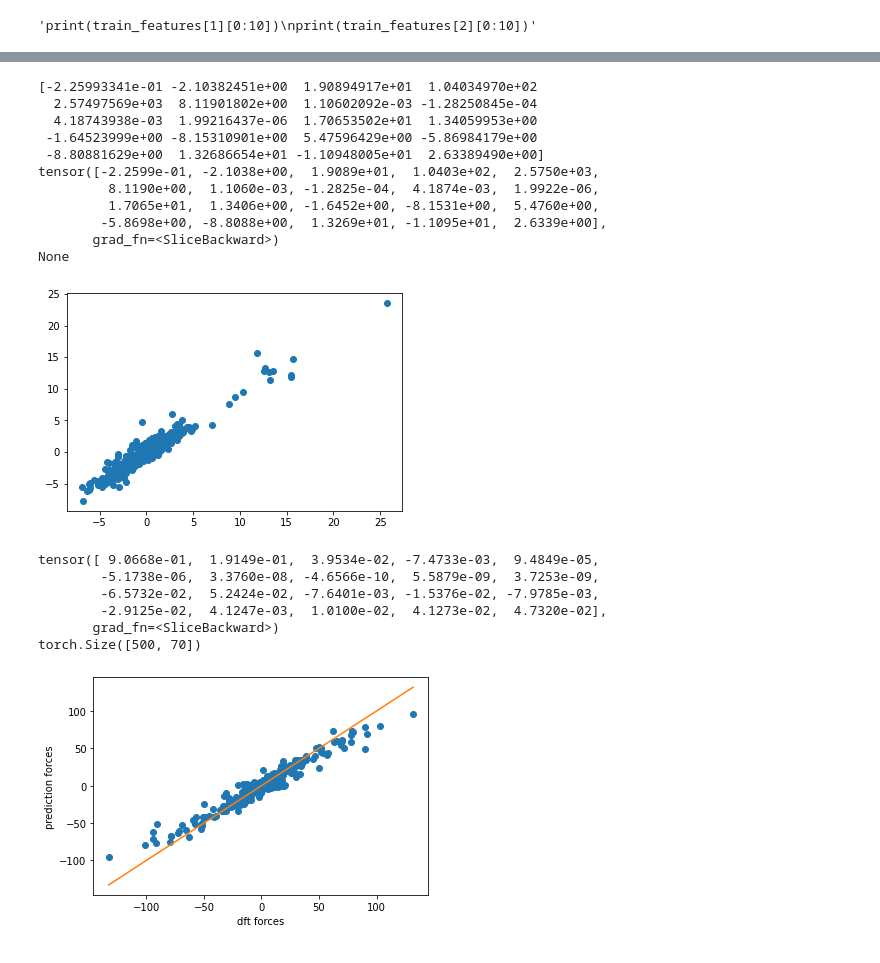
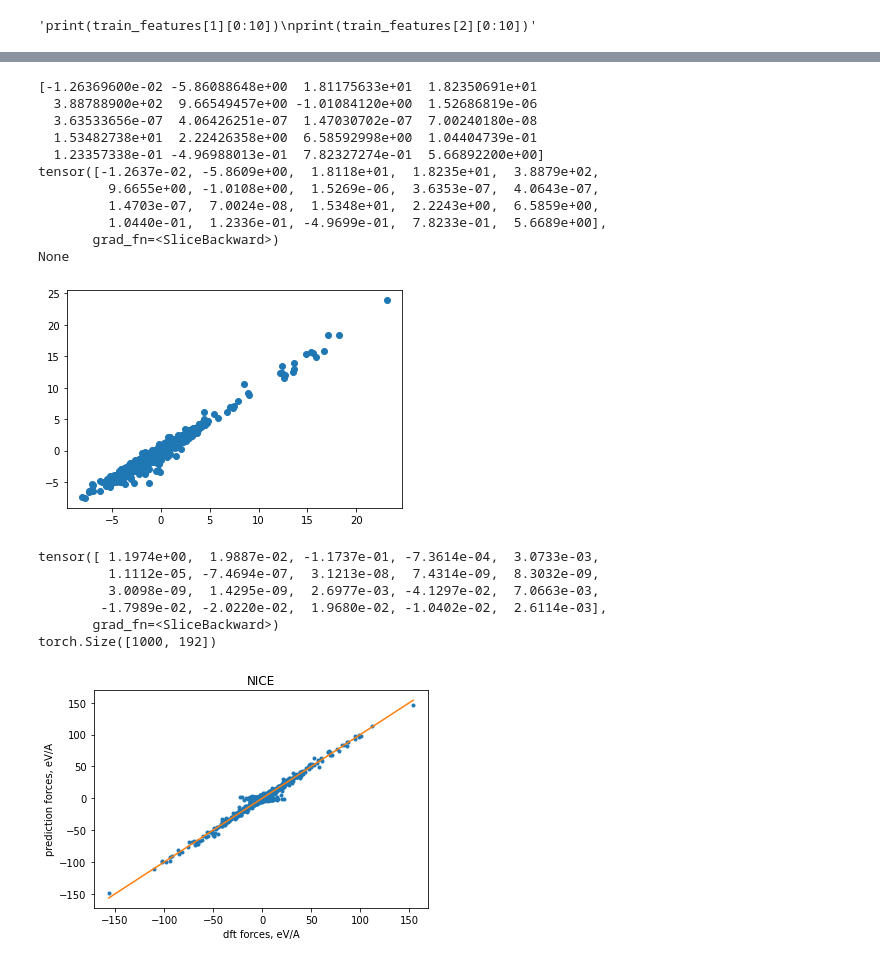
Before and after one commit to lab-cosmo/wigner_kernels, a Jupyter notebook: nice_comparison_c_centered.ipynb, the cells around one changed output, grey strips where cells are left out. Cells and saved outputs as stored; diff of their text form; code cells hidden in the pictures.

Commit message:
nice c centered bigger parameters

```diff
--- a/nice_comparison_c_centered.ipynb
+++ b/nice_comparison_c_centered.ipynb
@@ -10,16 +36,16 @@ from sklearn.linear_model import Ridge
 # %%
 HARTREE_TO_EV = 27.211386245988
 FORCE_FACTOR = 51.42208619083232
-train_subset = "0:1500"  #input for ase.io.read command
-test_subset = "1500:2000"  #input to ase.io.read command
-environments_for_fitting = 1000  #number of environments to fit nice transfomers
-GRID = [150, 200, 350, 500, 750, 1000, 1500, 2000, 2500]  #for learning curve
+train_subset = "0:5000"  #input for ase.io.read command
+test_subset = "5000:6000"  #input to ase.io.read command
+environments_for_fitting = 5000  #number of environments to fit nice transfomers
+GRID = [150, 200, 350, 500, 750, 1000, 1500, 2000, 2500, 3500, 5000]  #for learning curve
 
 #HYPERS for librascal spherical expansion coefficients
-LAMBDA_MAX = 5
+LAMBDA_MAX = 6
 HYPERS = {
     'interaction_cutoff': 6.3,
-    'max_radial': 5,
+    'max_radial': 6,
     'max_angular': LAMBDA_MAX,
     'gaussian_sigma_type': 'Constant',
     'gaussian_sigma_constant': 0.05,
@@ -29,9 +55,11 @@ HYPERS = {
 MAGIC_NUMBER = 10000
 BATCH_SIZE = 500
 
-train_structures = ase.io.read('methane.extxyz', index=train_subset)
-
-test_structures = ase.io.read('methane.extxyz', index=test_subset)
+train_structures = process_structures(ase.io.read('methane.extxyz', index=train_subset))
+'''HYPERS = get_optimal_radial_basis_hypers(HYPERS,
+                                       train_structures,
+                                       expanded_max_radial=50)'''
+test_structures = process_structures(ase.io.read('methane.extxyz', index=test_subset))
 
 all_species = get_all_species(train_structures + test_structures)
 
@@ -54,19 +82,19 @@ def get_nice():
     return StandardSequence([
         StandardBlock(ThresholdExpansioner(),
                       CovariantsPurifierBoth(regressor = Ridge(alpha = 1e-5)),
-                      IndividualLambdaPCAsBoth(n_components=20),
+                      IndividualLambdaPCAsBoth(n_components=60),
                       None,
                       None,
                       None),
         StandardBlock(ThresholdExpansioner(),
                       CovariantsPurifierBoth(regressor = Ridge(alpha = 1e-5)),
-                      IndividualLambdaPCAsBoth(n_components=20),
+                      IndividualLambdaPCAsBoth(n_components=60),
                       None,
                       None,
                       None),
         StandardBlock(ThresholdExpansioner(),
                       CovariantsPurifierBoth(regressor = Ridge(alpha = 1e-5)),
-                      IndividualLambdaPCAsBoth(n_components=20),
+                      IndividualLambdaPCAsBoth(n_components=60),
                       None,
                       None,
                       None),
@@ -219,13 +249,13 @@ for key in test_even.keys():
 # %%
 blocks = [BodyOrderIteration(Expansioner(LAMBDA_MAX),
                            Purifier(regressor = Ridge(alpha = 1e-5)),
-                           Compressor(20)),
+                           Compressor(60)),
          BodyOrderIteration(Expansioner(LAMBDA_MAX),
                            Purifier(regressor = Ridge(alpha = 1e-5)),
-                           Compressor(20)),
+                           Compressor(60)),
          BodyOrderIteration(Expansioner(LAMBDA_MAX),
                            Purifier(regressor = Ridge(alpha = 1e-5)),
-                           Compressor(20))]
+                           Compressor(60))]
 nice = NICE(blocks)
 for_fit_even, for_fit_odd = {}, {}
 for key in train_even.keys():
@@ -327,7 +358,7 @@ class NICE_predictions(torch.nn.Module):
         print(conc.shape)
         return {"energy": self.linear(conc)}
 # %%
-model = NICE_predictions(nice, 70, 1)
+model = NICE_predictions(nice, 192, 1)
 print(model.linear.weight.shape)
 with torch.no_grad():
     best_weight = torch.from_numpy(best_weight)[None, :]
@@ -372,22 +403,22 @@ torch.Size([500, 70])
 print(rgr.coef_[0:20])
 print(print(atomistic.models['6'].linear.weight[0, 0:20]))
 # %% [output]
-[-2.25993341e-01 -2.10382451e+00  1.90894917e+01  1.04034970e+02
-  2.57497569e+03  8.11901802e+00  1.10602092e-03 -1.28250845e-04
-  4.18743938e-03  1.99216437e-06  1.70653502e+01  1.34059953e+00
- -1.64523999e+00 -8.15310901e+00  5.47596429e+00 -5.86984179e+00
- -8.80881629e+00  1.32686654e+01 -1.10948005e+01  2.63389490e+00]
-tensor([-2.2599e-01, -2.1038e+00,  1.9089e+01,  1.0403e+02,  2.5750e+03,
-         8.1190e+00,  1.1060e-03, -1.2825e-04,  4.1874e-03,  1.9922e-06,
-         1.7065e+01,  1.3406e+00, -1.6452e+00, -8.1531e+00,  5.4760e+00,
-        -5.8698e+00, -8.8088e+00,  1.3269e+01, -1.1095e+01,  2.6339e+00],
+[-1.26369600e-02 -5.86088648e+00  1.81175633e+01  1.82350691e+01
+  3.88788900e+02  9.66549457e+00 -1.01084120e+00  1.52686819e-06
+  3.63533656e-07  4.06426251e-07  1.47030702e-07  7.00240180e-08
+  1.53482738e+01  2.22426358e+00  6.58592998e+00  1.04404739e-01
+  1.23357338e-01 -4.96988013e-01  7.82327274e-01  5.66892200e+00]
+tensor([-1.2637e-02, -5.8609e+00,  1.8118e+01,  1.8235e+01,  3.8879e+02,
+         9.6655e+00, -1.0108e+00,  1.5269e-06,  3.6353e-07,  4.0643e-07,
+         1.4703e-07,  7.0024e-08,  1.5348e+01,  2.2243e+00,  6.5859e+00,
+         1.0440e-01,  1.2336e-01, -4.9699e-01,  7.8233e-01,  5.6689e+00],
        grad_fn=<SliceBackward>)
 None
 # %%
 plt.plot(test_energies, test_predictions, 'o')
 plt.show()
 # %% [output]
-[figure, old version]
+[figure, new version]
 # %%
 #forces = atomistic.predict_forces()
 # %%
@@ -406,20 +437,22 @@ prediction_forces = atomistic.get_forces(coef_der_test, central_indices_test, de
                                          structural_indices = get_structural_indices(test_structures),
                                          central_species = get_central_species(test_structures))
 # %% [output]
-tensor([ 9.0668e-01,  1.9149e-01,  3.9534e-02, -7.4733e-03,  9.4849e-05,
-        -5.1738e-06,  3.3760e-08, -4.6566e-10,  5.5879e-09,  3.7253e-09,
-        -6.5732e-02,  5.2424e-02, -7.6401e-03, -1.5376e-02, -7.9785e-03,
-        -2.9125e-02,  4.1247e-03,  1.0100e-02,  4.1273e-02,  4.7320e-02],
+tensor([ 1.1974e+00,  1.9887e-02, -1.1737e-01, -7.3614e-04,  3.0733e-03,
+         1.1112e-05, -7.4694e-07,  3.1213e-08,  7.4314e-09,  8.3032e-09,
+         3.0098e-09,  1.4295e-09,  2.6977e-03, -4.1297e-02,  7.0663e-03,
+        -1.7989e-02, -2.0220e-02,  1.9680e-02, -1.0402e-02,  2.6114e-03],
        grad_fn=<SliceBackward>)
-torch.Size([500, 70])
+torch.Size([1000, 192])
 # %%
-plt.plot(test_forces.reshape([-1]), prediction_forces.data.cpu().numpy().reshape([-1]), 'o')
+plt.plot(test_forces.reshape([-1]), prediction_forces.data.cpu().numpy().reshape([-1]),
+         'o', markersize = 3)
 min_f = np.min(test_forces)
 max_f = np.max(test_forces)
 plt.plot([min_f, max_f], [min_f, max_f])
-plt.xlabel("dft forces")
-plt.ylabel("prediction forces")
+plt.xlabel("dft forces, eV/A")
+plt.ylabel("prediction forces, eV/A")
+plt.title("NICE")
 plt.savefig("ready.pdf", bbox_inches = 'tight')
 plt.show()
 # %% [output]
-[figure, old version]
+[figure, new version]
```
Also changed, not shown: parts of 16 cells of this notebook, 2 other files.
